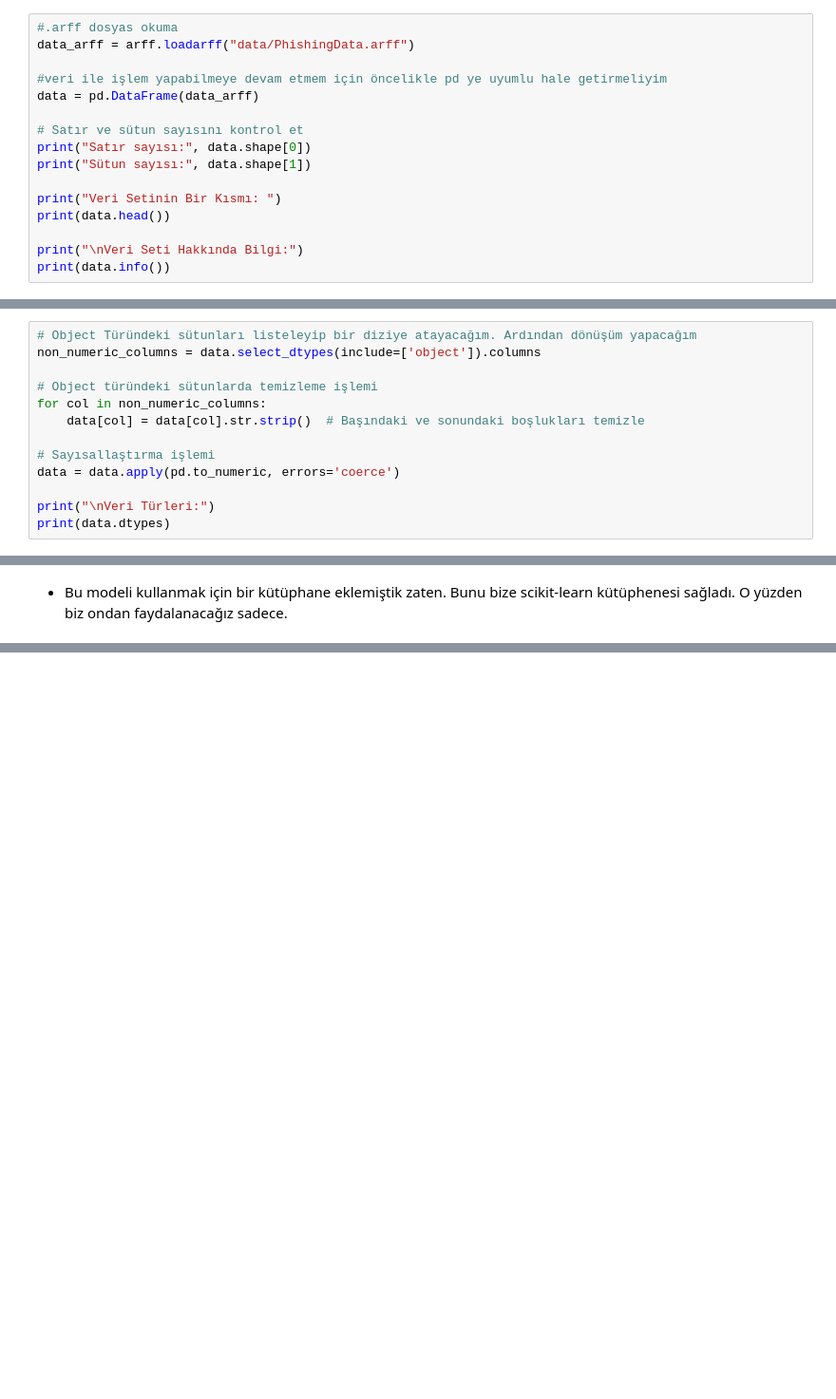
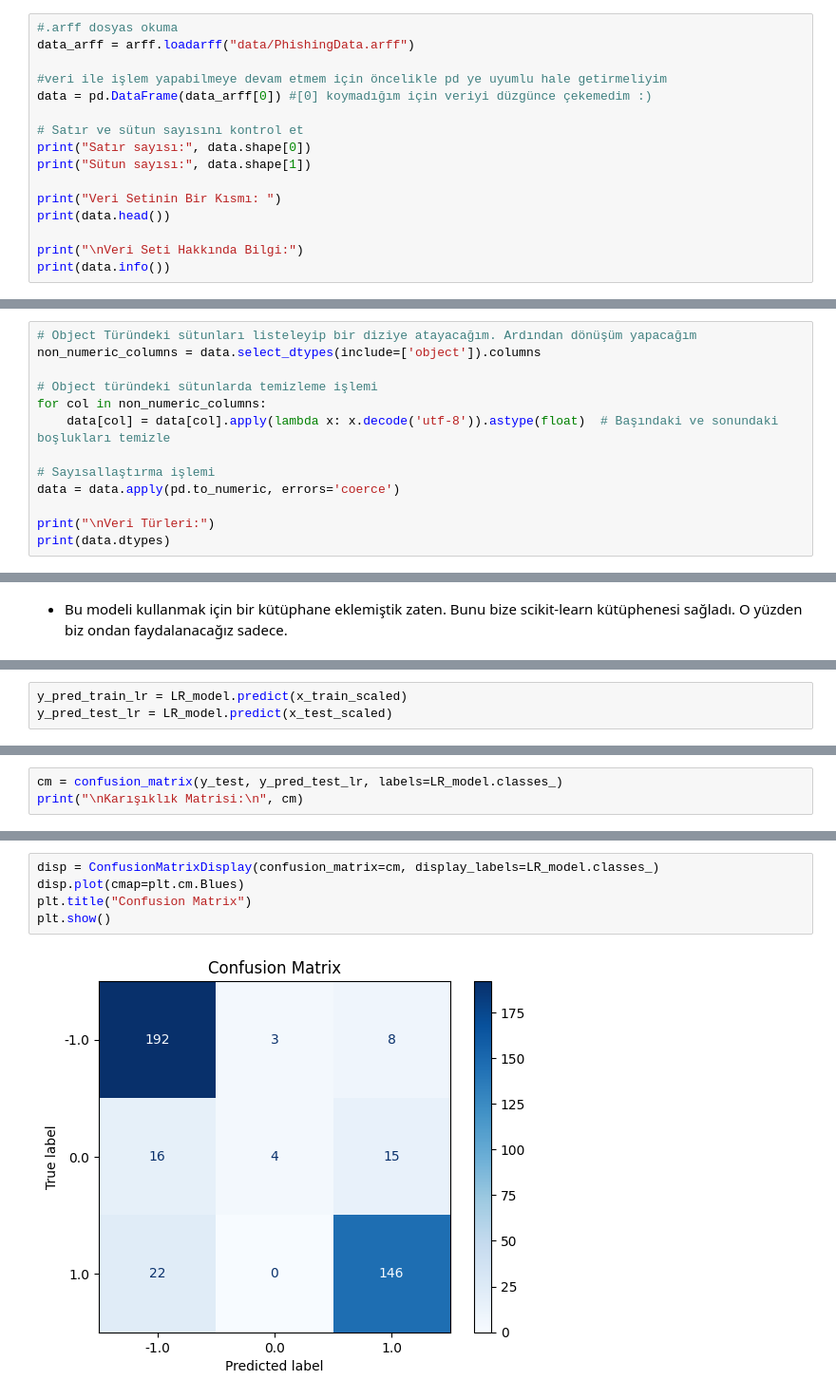
Before and after one commit to cebel-irem/website-phishing, a Jupyter notebook: website_phishing.ipynb, the cells around one changed output, grey strips where cells are left out. Shown: that part at 95% size. Cells and saved outputs as stored; diff of their text form; blank space fills up the shorter version.

Commit message:
22.01.2025
İki modelin de performansı %84. Hiperparametre hiçbir işe yaramadı :)

```diff
--- a/website_phishing.ipynb
+++ b/website_phishing.ipynb
@@ -28,7 +30,7 @@ from scipy.io import arff #veri dosyasının yapısı yüzünden ilk seferde oku
 data_arff = arff.loadarff("data/PhishingData.arff")
 
 #veri ile işlem yapabilmeye devam etmem için öncelikle pd ye uyumlu hale getirmeliyim
-data = pd.DataFrame(data_arff)
+data = pd.DataFrame(data_arff[0]) #[0] koymadığım için veriyi düzgünce çekemedim :)
 
 # Satır ve sütun sayısını kontrol et
 print("Satır sayısı:", data.shape[0])
@@ -94,7 +96,7 @@ non_numeric_columns = data.select_dtypes(include=['object']).columns
 
 # Object türündeki sütunlarda temizleme işlemi
 for col in non_numeric_columns:
-    data[col] = data[col].str.strip()  # Başındaki ve sonundaki boşlukları temizle
+    data[col] = data[col].apply(lambda x: x.decode('utf-8')).astype(float)  # Başındaki ve sonundaki boşlukları temizle
 
 # Sayısallaştırma işlemi
 data = data.apply(pd.to_numeric, errors='coerce')
@@ -188,0 +209,3 @@ ValueError: This solver needs samples of at least 2 classes in the data, but the
+# %%
+y_pred_train_lr = LR_model.predict(x_train_scaled)
+y_pred_test_lr = LR_model.predict(x_test_scaled)
@@ -188,0 +266,3 @@ ValueError: This solver needs samples of at least 2 classes in the data, but the
+# %%
+cm = confusion_matrix(y_test, y_pred_test_lr, labels=LR_model.classes_)
+print("\nKarışıklık Matrisi:\n", cm)
@@ -188,0 +274,7 @@ ValueError: This solver needs samples of at least 2 classes in the data, but the
+# %%
+disp = ConfusionMatrixDisplay(confusion_matrix=cm, display_labels=LR_model.classes_)
+disp.plot(cmap=plt.cm.Blues)
+plt.title("Confusion Matrix")
+plt.show()
+# %% [output]
+[figure, added]
```
Also changed, not shown: parts of 30 cells of this notebook.
